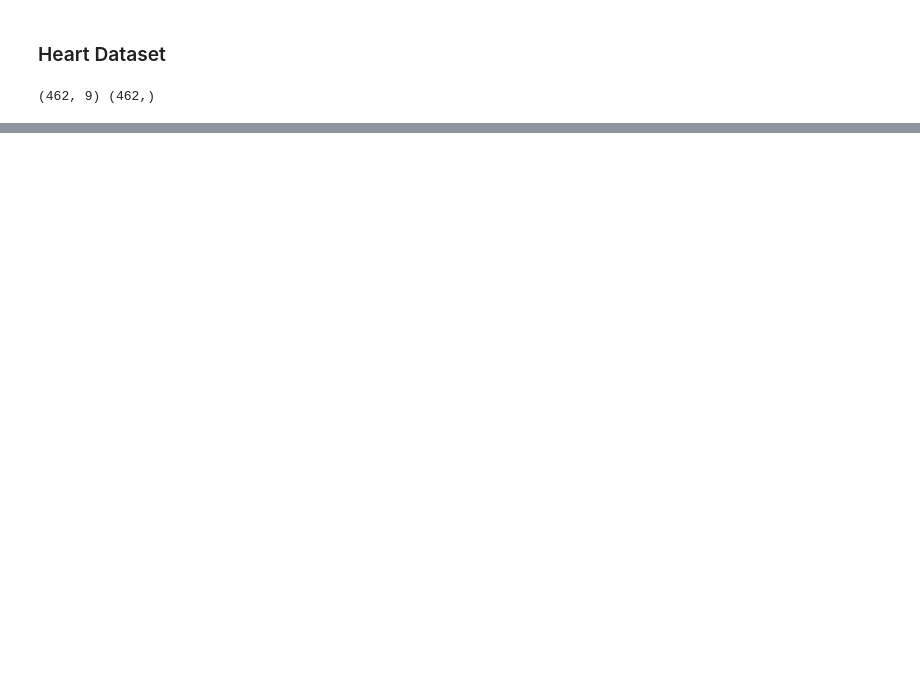
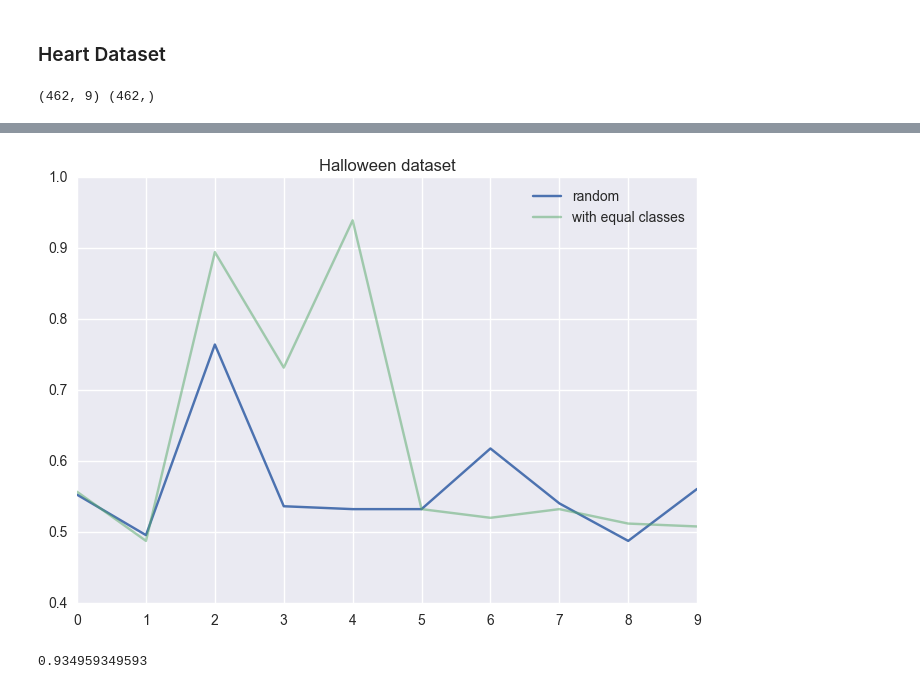
Before and after one commit to najeeb97khan/Cloning, a Jupyter notebook: Others/Data Engineering.ipynb, the cells around one changed output, grey strips where cells are left out. Saved outputs shown, nothing was run; the diff lists cells and outputs as text; code cells hidden in the pictures; blank space fills up the shorter version.

```diff
--- a/Others/Data Engineering.ipynb
+++ b/Others/Data Engineering.ipynb
@@ -147,0 +325,6 @@ plt.show()
+# %%
+old_score, new_score = [],[]
+for i in range(10):
+    a, b = perform_experiment(X, y, feature_names, LogisticRegression(), LogisticRegression())
+    old_score.append(a)
+    new_score.append(b)
@@ -147,0 +349,16 @@ plt.show()
+# %%
+plt.plot(old_score, label='random')
+plt.plot(new_score, label='with equal classes',alpha=0.5)
+plt.title('Halloween dataset')
+plt.legend()
+plt.show()
+# %% [output]
+[figure, added]
+# %%
+X_random = generate_random(X, feature_names, data_size=1000)
+y_random = blackbox.predict(X_random)
+whitebox = LogisticRegression()
+whitebox.fit(X_random, y_random)
+print whitebox.score(X, y)
+# %% [output]
+0.934959349593
```
Also changed, not shown: parts of 22 cells of this notebook.
